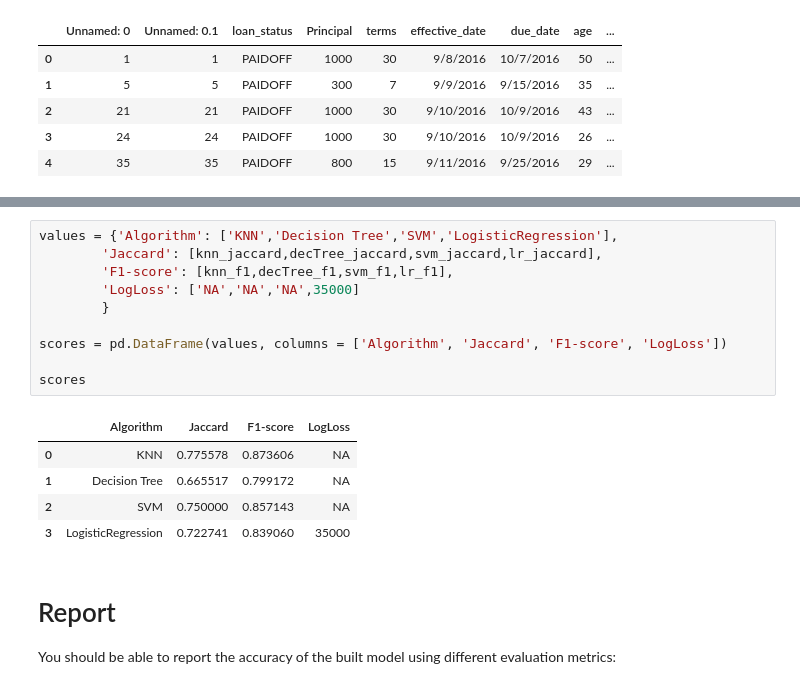
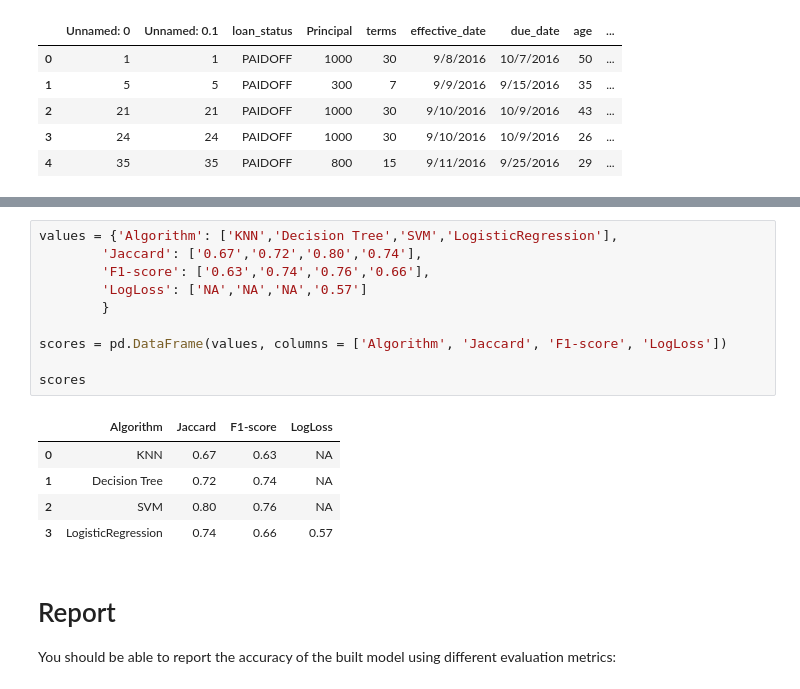
Before and after one commit to brainchild-vc/studies, a Jupyter notebook: Data_Science.ipynb, the cells around one changed output, grey strips where cells are left out. Saved outputs shown, nothing was run; the diff lists cells and outputs as text.

```diff
--- a/Data_Science.ipynb
+++ b/Data_Science.ipynb
@@ -470,19 +500,19 @@ ValueError: ignored
 # %%
 values = {'Algorithm': ['KNN','Decision Tree','SVM','LogisticRegression'],
-        'Jaccard': [knn_jaccard,decTree_jaccard,svm_jaccard,lr_jaccard],
-        'F1-score': [knn_f1,decTree_f1,svm_f1,lr_f1],
-        'LogLoss': ['NA','NA','NA',35000]
+        'Jaccard': ['0.67','0.72','0.80','0.74'],
+        'F1-score': ['0.63','0.74','0.76','0.66'],
+        'LogLoss': ['NA','NA','NA','0.57']
         }
 
 scores = pd.DataFrame(values, columns = ['Algorithm', 'Jaccard', 'F1-score', 'LogLoss'])
 
 scores
 # %% [output]
 |  | Algorithm | Jaccard | F1-score | LogLoss |
-| 0 | KNN | 0.775578 | 0.873606 | NA |
-| 1 | Decision Tree | 0.665517 | 0.799172 | NA |
-| 2 | SVM | 0.750000 | 0.857143 | NA |
-| 3 | LogisticRegression | 0.722741 | 0.839060 | 35000 |
+| 0 | KNN | 0.67 | 0.63 | NA |
+| 1 | Decision Tree | 0.72 | 0.74 | NA |
+| 2 | SVM | 0.80 | 0.76 | NA |
+| 3 | LogisticRegression | 0.74 | 0.66 | 0.57 |
 # %% [markdown]
 # Report
 You should be able to report the accuracy of the built model using different evaluation metrics:
```
Also changed, not shown: parts of 10 cells of this notebook.
